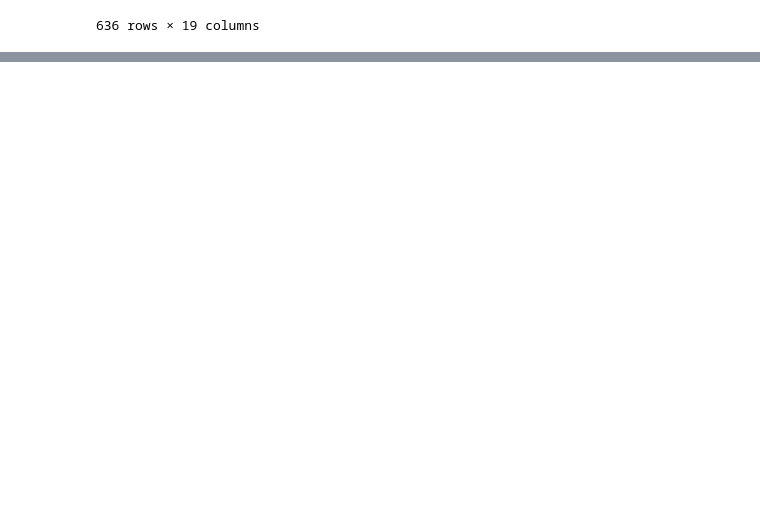
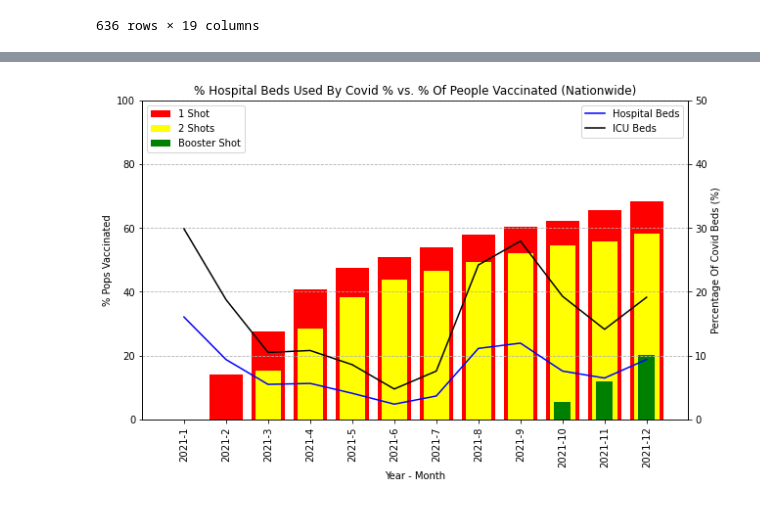
Before and after one commit to tracypoon/Group_3_Project, a Jupyter notebook: Tom/Covid Data Analysis v2.ipynb, the cells around one changed output, grey strips where cells are left out. Saved outputs shown, nothing was run; the diff lists cells and outputs as text; code cells hidden in the pictures; blank space fills up the shorter version.

```diff
--- a/Tom/Covid Data Analysis v2.ipynb
+++ b/Tom/Covid Data Analysis v2.ipynb
@@ -249,0 +378,4 @@ final_monthly_set1_df.to_csv("Updated_Final_COVID_Data.csv")
+# %%
+temp_df2 = temp_data.sum()
+temp_df2 = temp_df2.reset_index(drop=False)
+temp_df2[["%_Pops w/ 1_Vaccine_Shot", "%_Pops w/ 2_Vaccine_Shots", "%_Pops w/ Booster_Shot"]] = ""
@@ -249,0 +398,3 @@ final_monthly_set1_df.to_csv("Updated_Final_COVID_Data.csv")
+# %%
+row_count = len(temp_df2)
+row_count
@@ -249,0 +433,9 @@ final_monthly_set1_df.to_csv("Updated_Final_COVID_Data.csv")
+# %%
+# Merge the covid and state population dataframes
+final_monthly_set2_df = pd.merge(monthly_set2_df, temp_df2, on = "Year-Month", how = "left", sort = False)
+# %%
+final_monthly_set2_df = final_monthly_set2_df[["Year-Month", "Population", "Total_Beds", "Current_Bed",
+                                               "%_Beds Used_By_Covid", "Total_ICU", "Current_ICU",
+                                               "%_ICU_Beds Used_By_Covid", "Vaccine_Int", "Vaccine_Complete",
+                                               "Add_Dose", "%_Pops w/ 1_Vaccine_Shot", "%_Pops w/ 2_Vaccine_Shots",
+                                               "%_Pops w/ Booster_Shot"]]
@@ -249,0 +458,35 @@ final_monthly_set1_df.to_csv("Updated_Final_COVID_Data.csv")
+# %%
+fig, ax1 = plt.subplots()
+plt.rcParams["figure.figsize"]=[10,6]
+ax1.set_xlabel("Year - Month")
+ax1.tick_params(axis = "x", labelrotation = 90)
+ax1.set_ylabel("% Pops Vaccinated")
+ax1.bar(final_monthly_set2_df["Year-Month"], final_monthly_set2_df["%_Pops w/ 1_Vaccine_Shot"], color = "red",
+        label = "1 Shot", width= 0.8)
+ax1.bar(final_monthly_set2_df["Year-Month"], final_monthly_set2_df["%_Pops w/ 2_Vaccine_Shots"], color = "yellow",
+        label = "2 Shots", width= 0.6)
+ax1.bar(final_monthly_set2_df["Year-Month"], final_monthly_set2_df["%_Pops w/ Booster_Shot"], color = "green",
+        label = "Booster Shot", width= 0.4)
+ax1.set_ylim([0, 100])
+ax1.legend(loc = "upper left")
+
+ax2 = ax1.twinx()
+ax2.plot(final_monthly_set2_df["Year-Month"], final_monthly_set2_df["%_Beds Used_By_Covid"], color = "blue",
+         label = "Hospital Beds")
+ax2.plot(final_monthly_set2_df["Year-Month"], final_monthly_set2_df["%_ICU_Beds Used_By_Covid"], color = "black",
+         label = "ICU Beds")
+ax2.set_ylabel("Percentage Of Covid Beds (%)")
+ax2.set_ylim([0, 50])
+ax2.legend(loc = "upper right")
+plt.grid(linestyle = '--')
+plt.title("% Hospital Beds Used By Covid % vs. % Of People Vaccinated (Nationwide)")
+plt.savefig("Figure1.png",
+            bbox_inches ="tight",
+            pad_inches = 1,
+            transparent = True,
+            facecolor ="w",
+            edgecolor ="b",
+            orientation ="landscape")
+plt.show()
+# %% [output]
+[figure, added]
```
Also changed, not shown: parts of 20 cells of this notebook, 2 other files.
